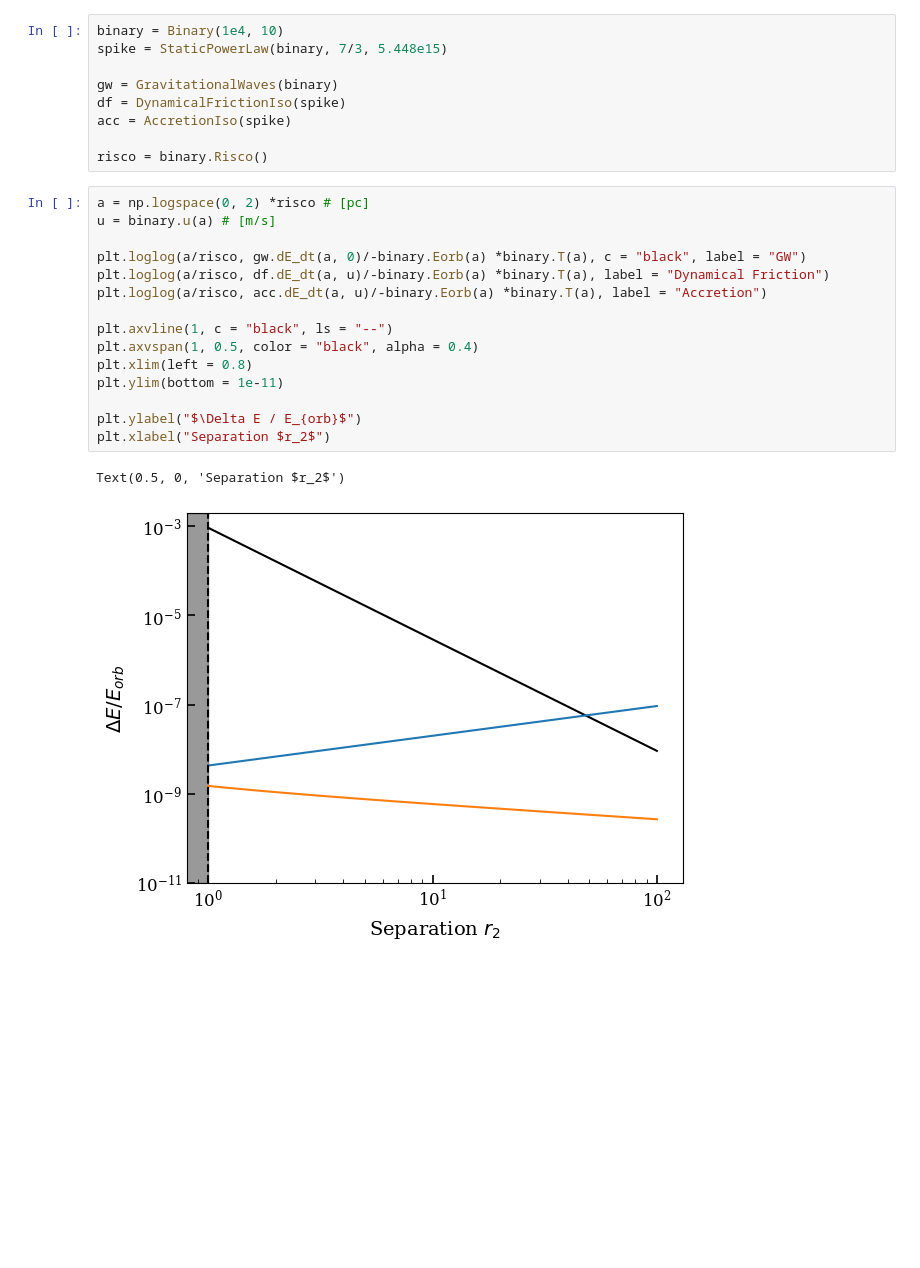
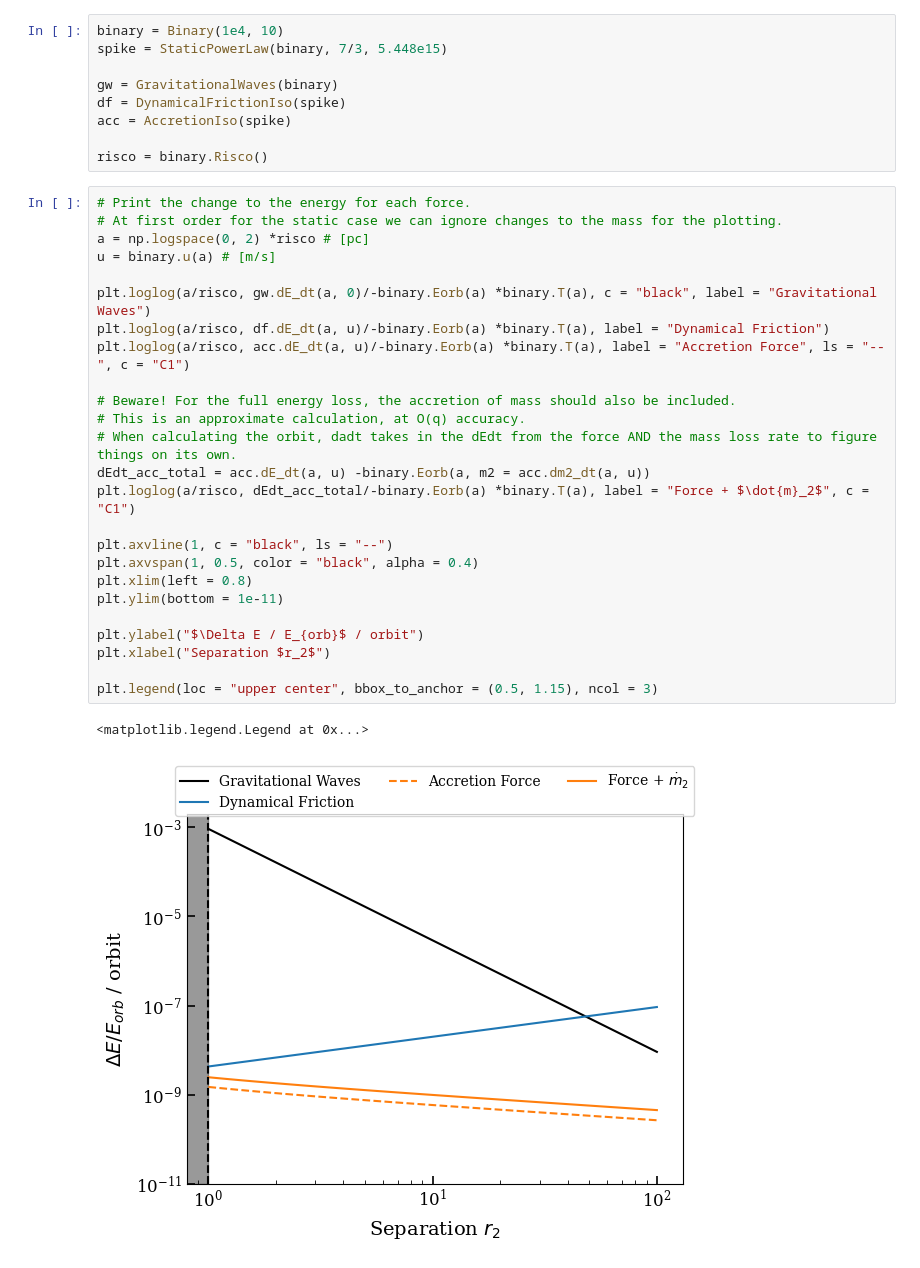
Before and after one commit to theorydas/spikit, a Jupyter notebook: examples/static_orbit_evolution.ipynb, the cells around one changed output. Saved outputs shown, nothing was run; the diff lists cells and outputs as text; blank space fills up the shorter version.

```diff
--- a/examples/static_orbit_evolution.ipynb
+++ b/examples/static_orbit_evolution.ipynb
@@ -13,21 +13,31 @@ acc = AccretionIso(spike)
 
 risco = binary.Risco()
 # %%
+# Print the change to the energy for each force.
+# At first order for the static case we can ignore changes to the mass for the plotting.
 a = np.logspace(0, 2) *risco # [pc]
 u = binary.u(a) # [m/s]
 
-plt.loglog(a/risco, gw.dE_dt(a, 0)/-binary.Eorb(a) *binary.T(a), c = "black", label = "GW")
+plt.loglog(a/risco, gw.dE_dt(a, 0)/-binary.Eorb(a) *binary.T(a), c = "black", label = "Gravitational Waves")
 plt.loglog(a/risco, df.dE_dt(a, u)/-binary.Eorb(a) *binary.T(a), label = "Dynamical Friction")
-plt.loglog(a/risco, acc.dE_dt(a, u)/-binary.Eorb(a) *binary.T(a), label = "Accretion")
+plt.loglog(a/risco, acc.dE_dt(a, u)/-binary.Eorb(a) *binary.T(a), label = "Accretion Force", ls = "--", c = "C1")
+
+# Beware! For the full energy loss, the accretion of mass should also be included.
+# This is an approximate calculation, at O(q) accuracy.
+# When calculating the orbit, dadt takes in the dEdt from the force AND the mass loss rate to figure things on its own.
+dEdt_acc_total = acc.dE_dt(a, u) -binary.Eorb(a, m2 = acc.dm2_dt(a, u))
+plt.loglog(a/risco, dEdt_acc_total/-binary.Eorb(a) *binary.T(a), label = "Force + $\dot{m}_2$", c = "C1")
 
 plt.axvline(1, c = "black", ls = "--")
 plt.axvspan(1, 0.5, color = "black", alpha = 0.4)
 plt.xlim(left = 0.8)
 plt.ylim(bottom = 1e-11)
 
-plt.ylabel("$\Delta E / E_{orb}$")
+plt.ylabel("$\Delta E / E_{orb}$ / orbit")
 plt.xlabel("Separation $r_2$")
+
+plt.legend(loc = "upper center", bbox_to_anchor = (0.5, 1.15), ncol = 3)
 # %% [output]
-Text(0.5, 0, 'Separation $r_2$')
+<matplotlib.legend.Legend at 0x...>
-[figure, old version]
+[figure, new version]
 # %%
```
Also changed, not shown: parts of 1 cell of this notebook.
